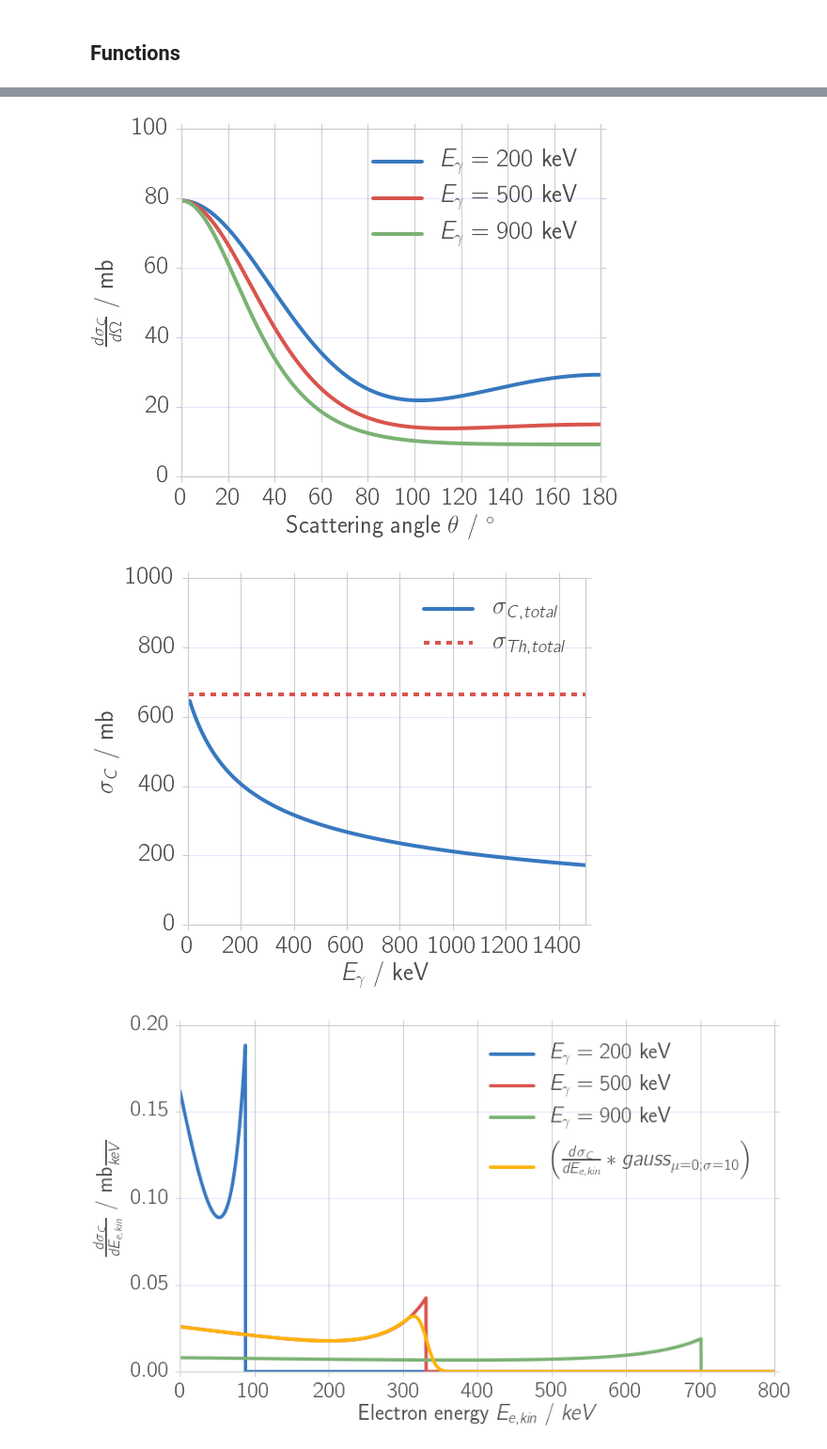
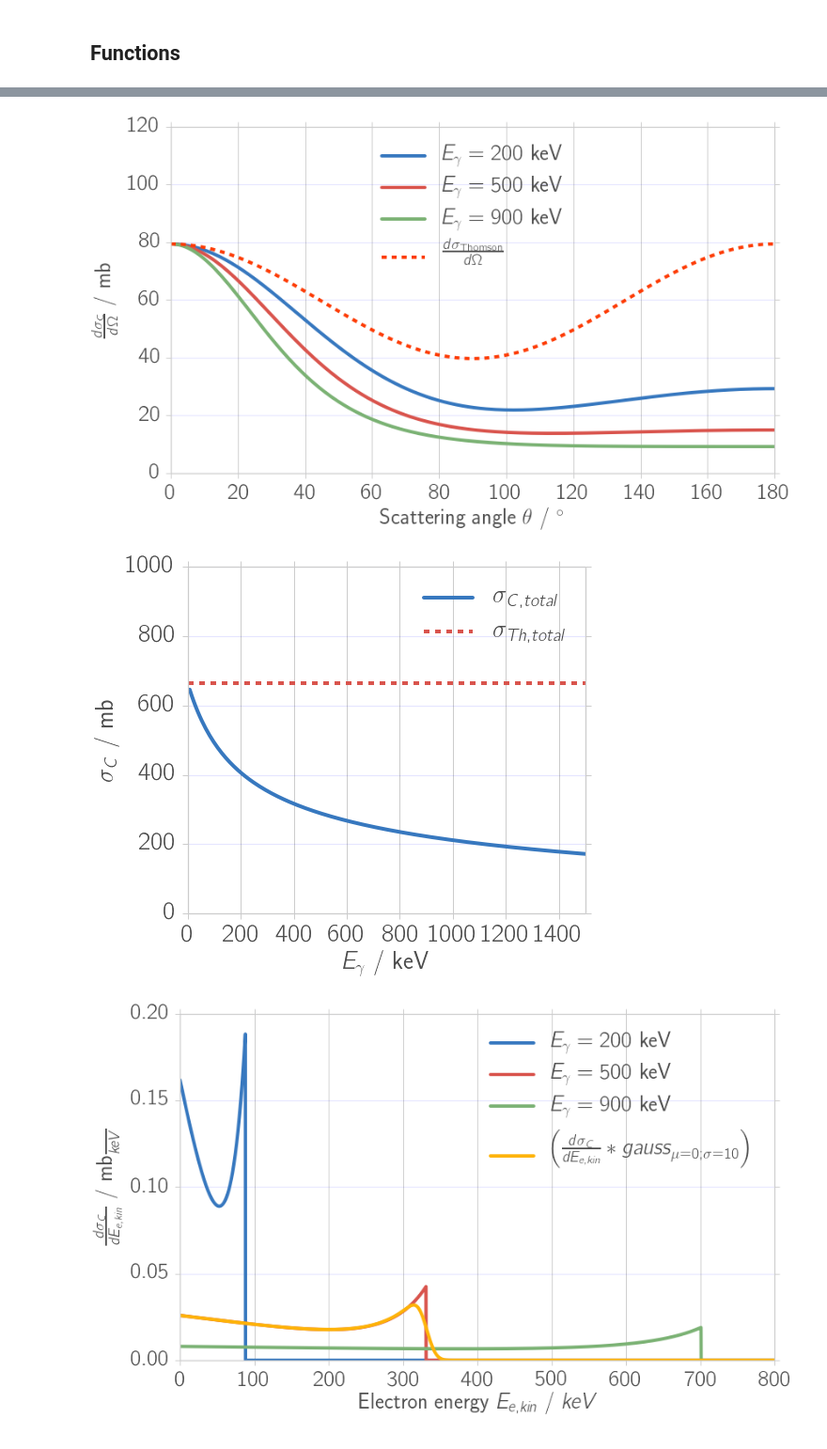
Before and after one commit to Bondzio/fp, a Jupyter notebook: compton/analysis/theory.ipynb, the cells around one changed output, grey strips where cells are left out. Shown at 94% size. Saved outputs shown, nothing was run; the diff lists cells and outputs as text; code cells hidden in the pictures.

```diff
--- a/compton/analysis/theory.ipynb
+++ b/compton/analysis/theory.ipynb
@@ -147,6 +150,14 @@ def dsdo(E_gamma, theta_deg):
     rho = 1 + E_red(E_gamma) * (1 - np.cos(theta)) # = E_gamma / E_photon
     A = (alpha * lamb_C / np.pi)**2 / 8 * 10**31 # in mb
     return A / rho**2 * (rho + 1 / rho - np.sin(theta)**2)
+
+
+def dsdo_thomson(theta_deg):
+    #Thomson differential cross section
+    theta = theta_deg * np.pi / 180
+    r_e = pc["classical electron radius"][0] # in m
+    return r_e**2 / 2 * (1 + np.cos(theta)**2) * 10 **31
+
 
 def total_cs(E_gamma):
     alpha = pc["fine-structure constant"][0] # fine struc. const.
@@ -159,50 +170,52 @@ theta = np.linspace(0, 180, 200)
 E_gammas = [200, 500, 900] # keV
 
 # Plotting
-fig2, ax2 = plt.subplots(1,1, figsize=(8.5, 7))
+fig2, ax2 = plt.subplots(1,1)#, figsize=(8.5, 7))
 fixticks(ax2)
 if not save_fig:
     fig2.suptitle("Differential cross section of Compton scattering (Klein Nishina formula)")
 for i, E_gamma in enumerate(E_gammas):
     ax2.plot(theta, dsdo(E_gamma, theta), '-', c=colors[i],
              label='$E_\gamma = %i$ keV'%E_gamma)
+ax2.plot(theta, dsdo_thomson(theta), '--', c=colors[-1],
+         label='$\\frac{\\text{d} \sigma_\mathrm{Thomson}}{\\text{d} \Omega}$')
 ax2.set_xlabel("Scattering angle $\\theta$ / $^\circ$")
-ax2.set_ylabel("$\\frac{\\text{d} \sigma_\\text{C}}{\\text{d} \Omega}$ / mb")
+ax2.set_ylabel("$\\frac{\\text{d} \sigma_\mathrm{C}}{\\text{d} \Omega}$ / mb")
 ax2.set_xlim(0, 180)
-ax2.set_ylim(0, 100)
+ax2.set_ylim(0, 120)
 ax2.legend(loc='best',markerscale = 2)
 ax2.grid(True)
 ax2.yaxis.grid(True,'minor',linewidth=0.5,color = "blue", alpha = 0.1)
 ax2.yaxis.grid(True,'major',linewidth=1.2, color = "blue", alpha = 0.1)
 ax2.xaxis.grid(True)
 
 E_gamma_all = np.linspace(0, 1.5e3, 200)
 cs_thomson = 665.2
 fig3, ax3 = plt.subplots(1,1, figsize=(8, 7))
 fixticks(ax3)
 if not save_fig:
     fig3.suptitle("Total cross section of Compton scattering")
 ax3.plot(E_gamma_all, total_cs(E_gamma_all), '-', c=colors[0], label='\sigma_\\text{C, total}')
 ax3.plot([0, 1500], [cs_thomson]*2, '--', c=colors[1], label='\sigma_\\text{Th, total}')
 ax3.set_xlabel("$E_\gamma$ / keV")
 ax3.set_ylabel("$\sigma_\\text{C}$ / mb")
 ax3.set_xlim(0, 1.5e3)
 ax3.set_ylim(0, 1000)
 ax3.legend(loc='best',markerscale = 2)
 ax3.grid(True)
 ax3.yaxis.grid(True,'minor',linewidth=0.5,color = "blue", alpha = 0.1)
 ax3.yaxis.grid(True,'major',linewidth=1.2, color = "blue", alpha = 0.1)
 ax3.xaxis.grid(True)
 
 if save_fig:
     file_name = "theory_diff_cs"
     fig2.savefig(fig_dir + file_name + ".pdf")
     fig2.savefig(fig_dir + file_name + ".png")
     file_name = "theory_total_cs"
     fig3.savefig(fig_dir + file_name + ".pdf")
     fig3.savefig(fig_dir + file_name + ".png")
 # %% [output]
-[figure, old version]
+[figure, new version]
 [figure]
 # %%
 def E_C(E_gamma):
```
Also changed, not shown: parts of 1 cell of this notebook, 9 other files.
